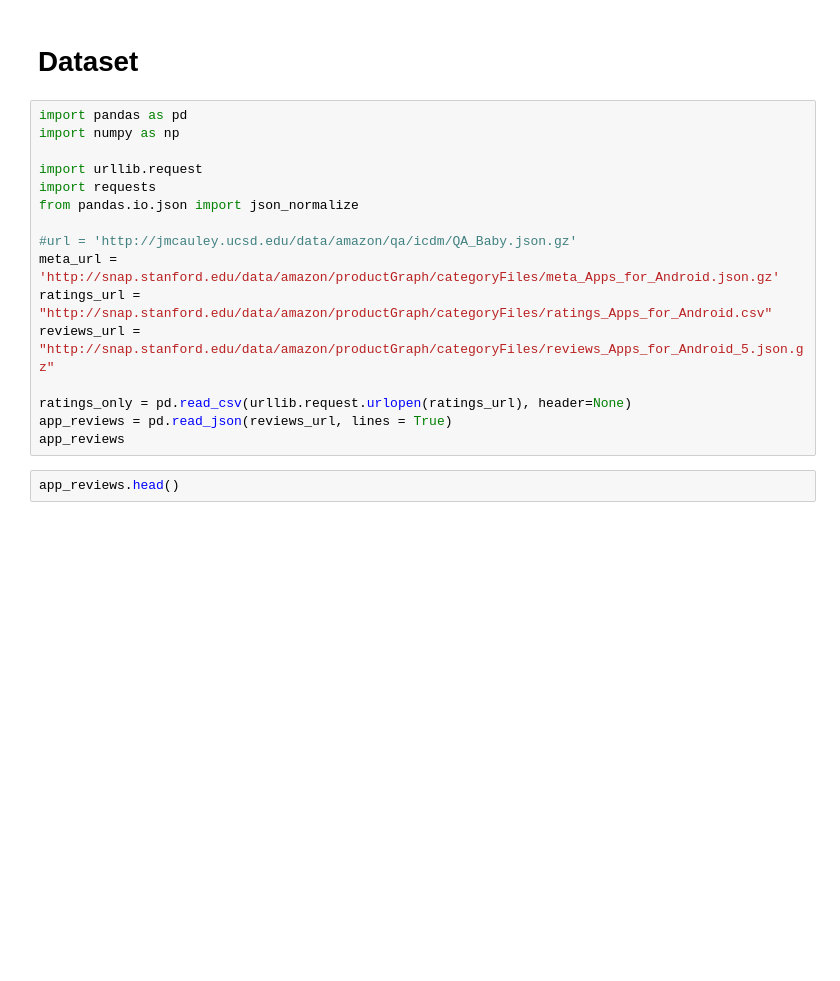
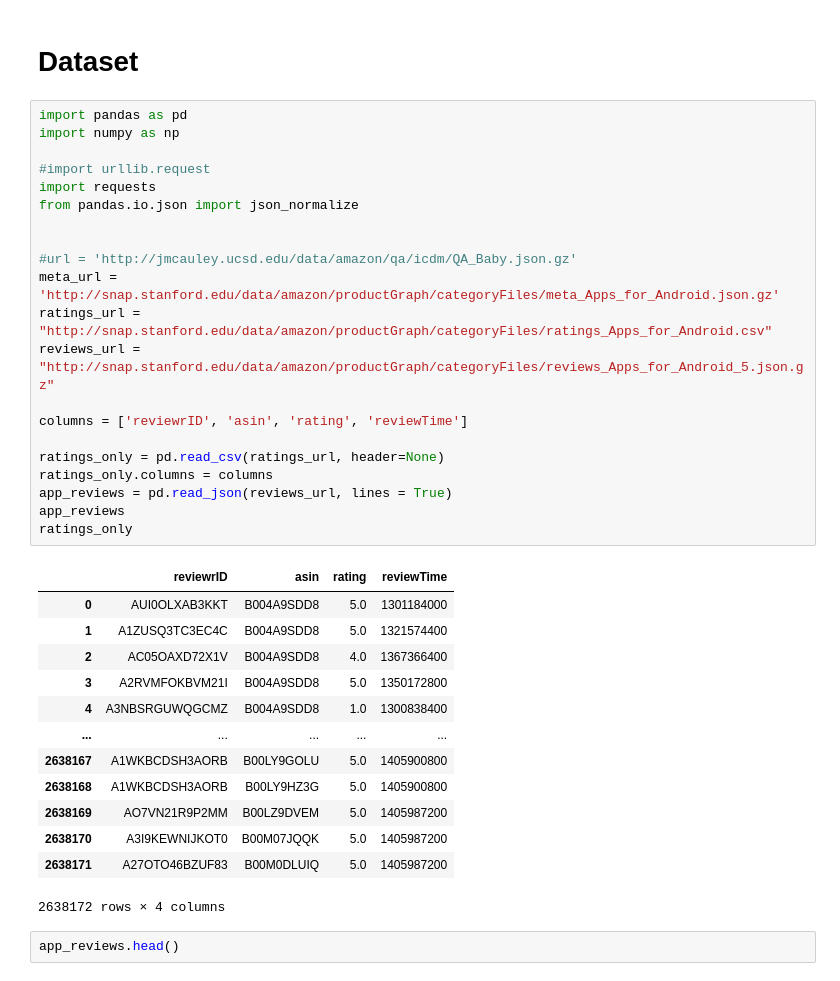
Before and after one commit to mequanent/App-Recommendation-Exercises, a Jupyter notebook: App Recommendation.ipynb, the cells around one changed output. Drawn from its saved outputs; the diff is of its cells as text; blank space fills up the shorter version.

```diff
--- a/App Recommendation.ipynb
+++ b/App Recommendation.ipynb
@@ -5,19 +5,38 @@
 # %%
 import pandas as pd
 import numpy as np
 
-import urllib.request
+#import urllib.request
 import requests
 from pandas.io.json import json_normalize
+
 
 #url = 'http://jmcauley.ucsd.edu/data/amazon/qa/icdm/QA_Baby.json.gz'
 meta_url = 'http://snap.stanford.edu/data/amazon/productGraph/categoryFiles/meta_Apps_for_Android.json.gz'
 ratings_url = "http://snap.stanford.edu/data/amazon/productGraph/categoryFiles/ratings_Apps_for_Android.csv"
 reviews_url = "http://snap.stanford.edu/data/amazon/productGraph/categoryFiles/reviews_Apps_for_Android_5.json.gz"
 
-ratings_only = pd.read_csv(urllib.request.urlopen(ratings_url), header=None)
+columns = ['reviewrID', 'asin', 'rating', 'reviewTime']
+
+ratings_only = pd.read_csv(ratings_url, header=None)
+ratings_only.columns = columns
 app_reviews = pd.read_json(reviews_url, lines = True)
 app_reviews
+ratings_only
+# %% [output]
+|  | reviewrID | asin | rating | reviewTime |
+| 0 | AUI0OLXAB3KKT | B004A9SDD8 | 5.0 | 1301184000 |
+| 1 | A1ZUSQ3TC3EC4C | B004A9SDD8 | 5.0 | 1321574400 |
+| 2 | AC05OAXD72X1V | B004A9SDD8 | 4.0 | 1367366400 |
+| 3 | A2RVMFOKBVM21I | B004A9SDD8 | 5.0 | 1350172800 |
+| 4 | A3NBSRGUWQGCMZ | B004A9SDD8 | 1.0 | 1300838400 |
+| ... | ... | ... | ... | ... |
+| 2638167 | A1WKBCDSH3AORB | B00LY9GOLU | 5.0 | 1405900800 |
+| 2638168 | A1WKBCDSH3AORB | B00LY9HZ3G | 5.0 | 1405900800 |
+| 2638169 | AO7VN21R9P2MM | B00LZ9DVEM | 5.0 | 1405987200 |
+| 2638170 | A3I9KEWNIJKOT0 | B00M07JQQK | 5.0 | 1405987200 |
+| 2638171 | A27OTO46BZUF83 | B00M0DLUIQ | 5.0 | 1405987200 |
+2638172 rows × 4 columns
 # %%
 app_reviews.head()
 # %% [output]
```
Also changed, not shown: parts of 2 cells of this notebook.
